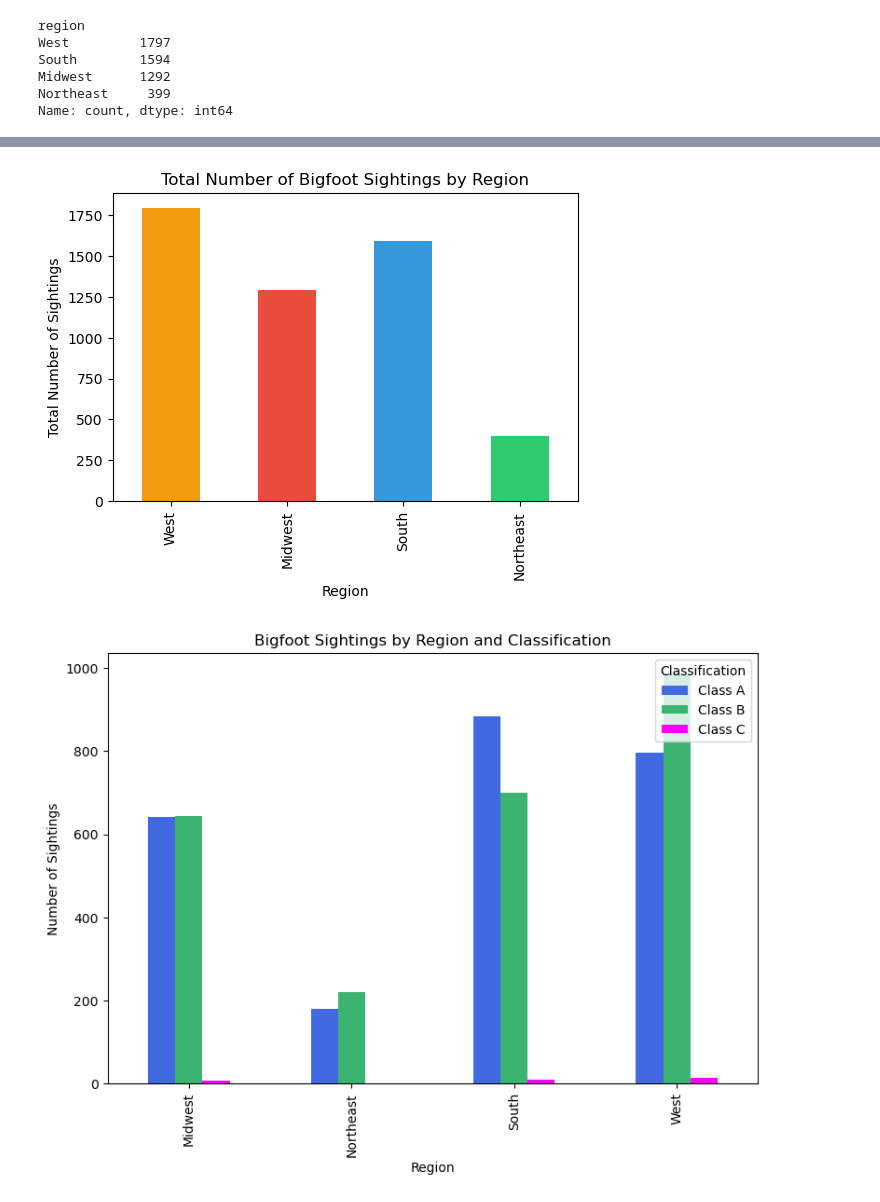
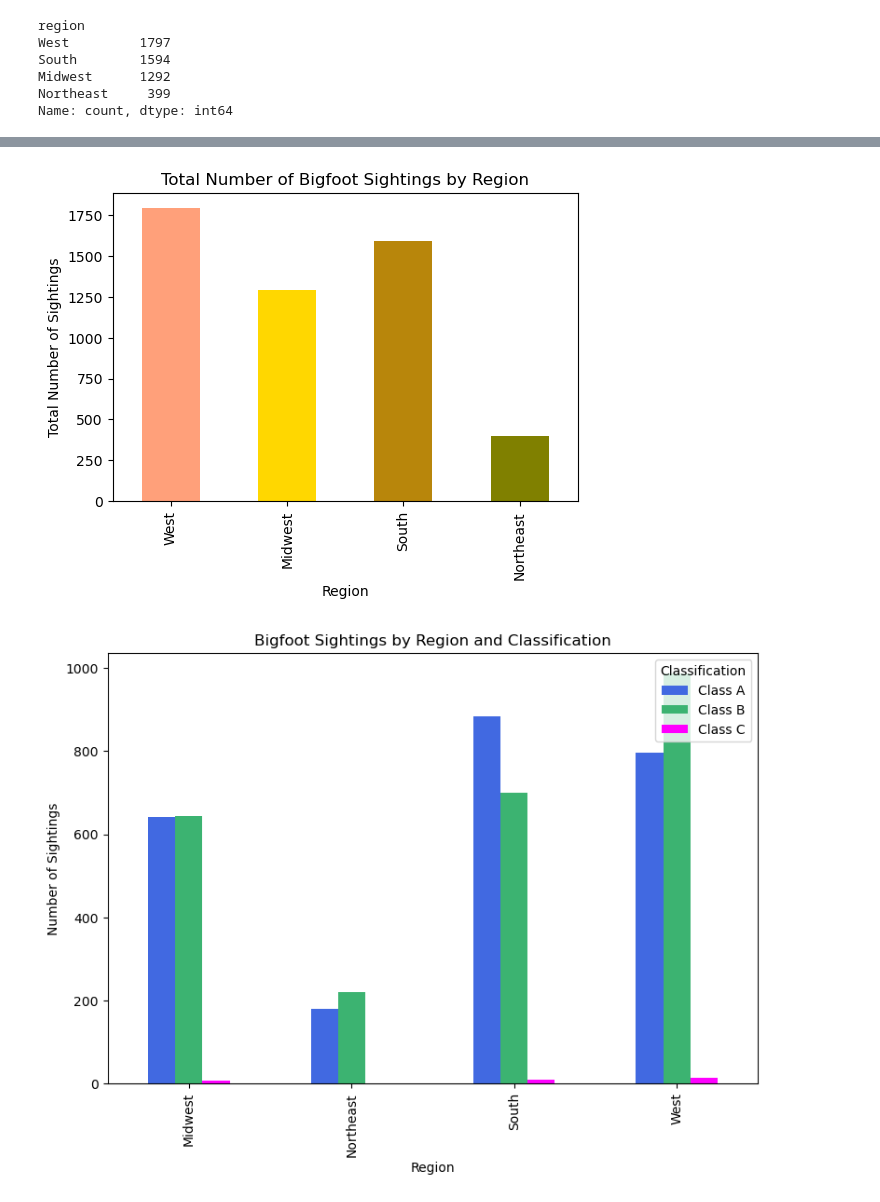
Before and after one commit to JWooll/Bootcamp-Project-1, a Jupyter notebook: Geo_Regions_KatChu.ipynb, the cells around one changed output, grey strips where cells are left out. Cells and saved outputs as stored; diff of their text form; code cells hidden in the pictures.

Commit message:
change colors on map

```diff
--- a/Geo_Regions_KatChu.ipynb
+++ b/Geo_Regions_KatChu.ipynb
@@ -128,38 +128,38 @@ import matplotlib.pyplot as plt
 
 # Convert the Series to a DataFrame
 region_classification_df =region_classification_counts.reset_index(name='count')
 
 # Sum the counts for each region
 total_sightings_by_region =region_classification_df.groupby('region')['count'].sum()
 
 # Define the desired order of regions
 desired_order =['West','Midwest','South','Northeast']
 
 # Reorder the DataFrame according to the desired order
 total_sightings_by_region =total_sightings_by_region.reindex(desired_order)
 
 colors = {
-    'West': '#f39c12',      # Sunflower Yellow
-    'Midwest': '#e74c3c',   # Tomato Red
-    'South': '#3498db',     # Sky Blue
-    'Northeast': '#2ecc71'  # Emerald Green
+    'West': 'lightsalmon',
+    'Midwest': 'gold',
+    'South': 'darkgoldenrod',
+    'Northeast': 'olive'  #colors to match the CDC region map
 }
 
 # Create the bar chart with region-specific colors
 total_sightings_by_region.plot(kind='bar', figsize=(6, 4), color=[colors[region] for region in total_sightings_by_region.index])
 
 # Add titles and labels
 plt.title('Total Number of Bigfoot Sightings by Region')
 plt.xlabel('Region')
 plt.ylabel('Total Number of Sightings')
 
 # Save the plot as an image file
 plt.savefig('bigfoot_regions_US.png', dpi=300, bbox_inches='tight')
 
 # Show the plot
 plt.show()
 # %% [output]
-[figure, old version]
+[figure, new version]
 # %%
 # Define colors for each classification
 classification_colors = ['royalblue', 'mediumseagreen', 'fuchsia']
```
Also changed, not shown: 1 other file.
